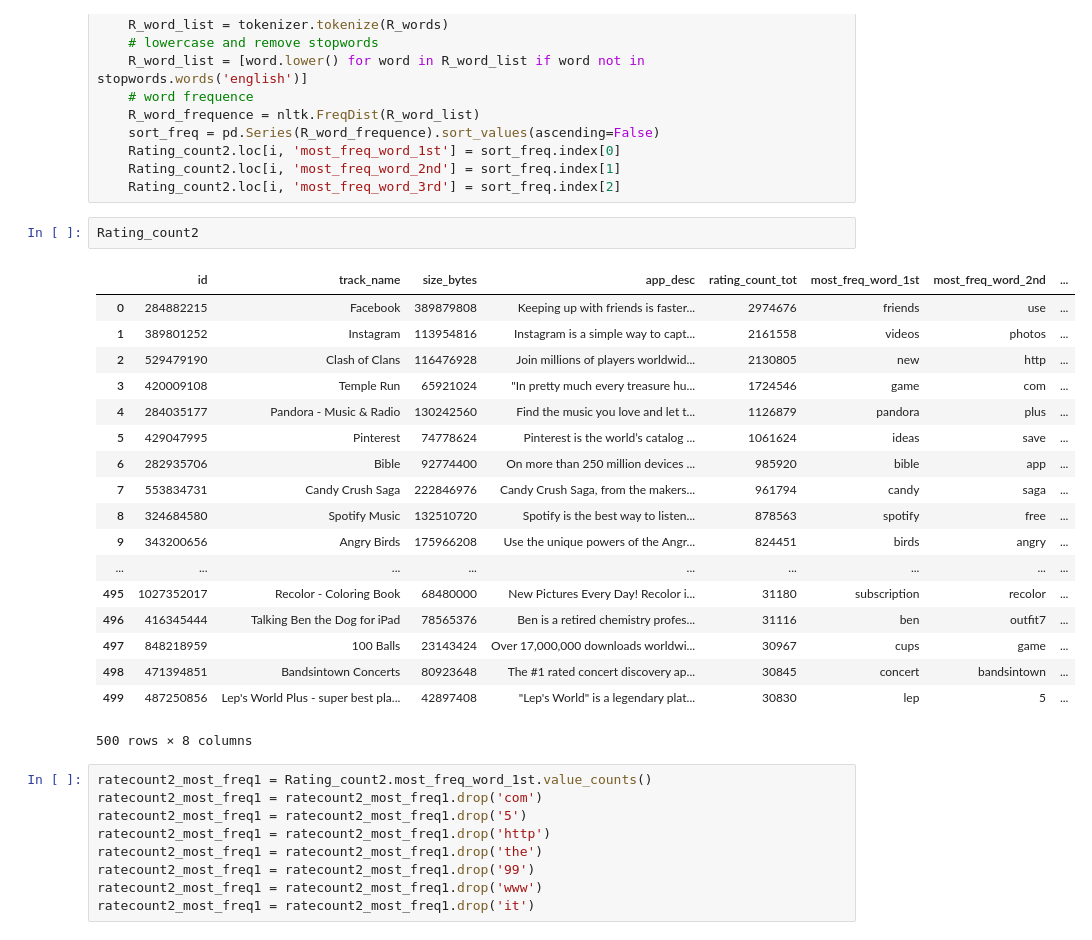
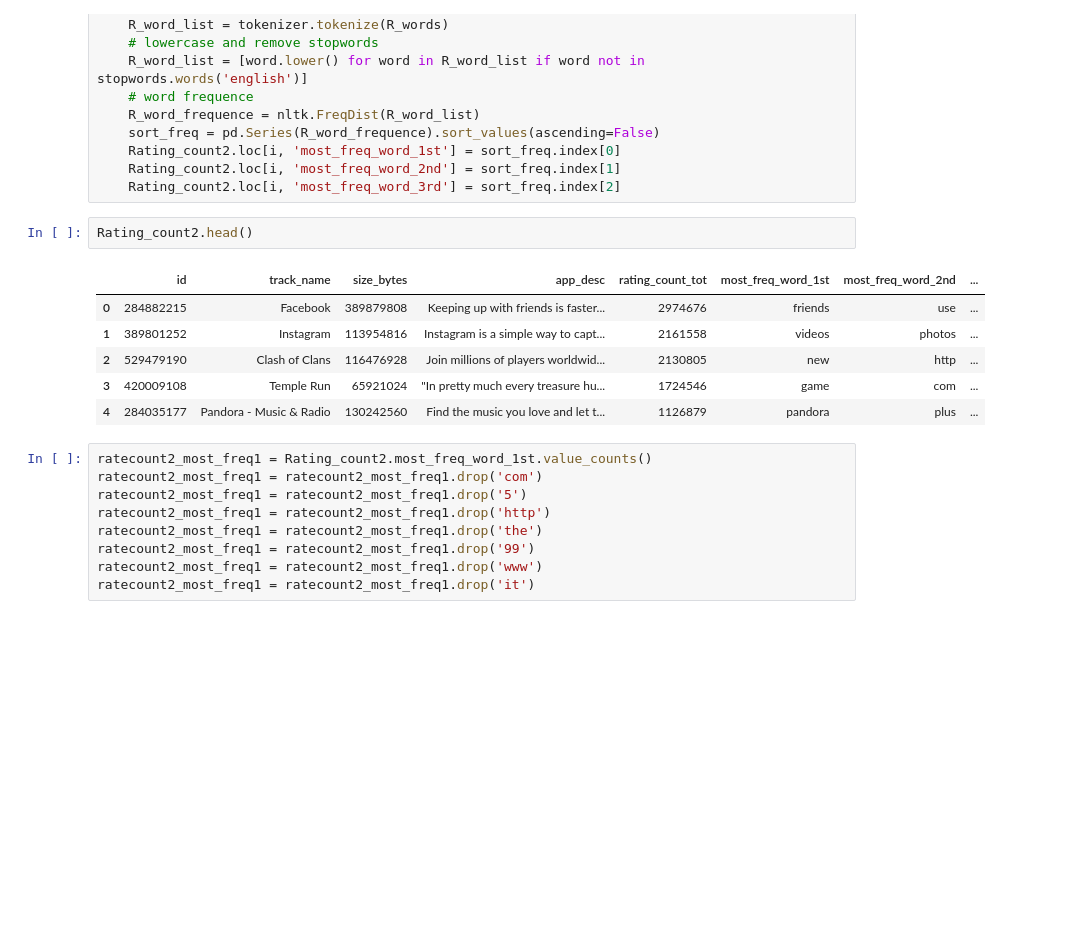
Before and after one commit to PhoebeWu21/Mobile-App-Development, a Jupyter notebook: Apple App Description.ipynb, the cells around one changed output. Saved outputs shown, nothing was run; the diff lists cells and outputs as text; blank space fills up the shorter version.

```diff
--- a/Apple App Description.ipynb
+++ b/Apple App Description.ipynb
@@ -221,26 +153,14 @@ for i in range(Rating_count2.shape[0]):
     Rating_count2.loc[i, 'most_freq_word_2nd'] = sort_freq.index[1]
     Rating_count2.loc[i, 'most_freq_word_3rd'] = sort_freq.index[2]
 # %%
-Rating_count2
+Rating_count2.head()
 # %% [output]
 |  | id | track_name | size_bytes | app_desc | rating_count_tot | most_freq_word_1st | most_freq_word_2nd | ... |
 | 0 | 284882215 | Facebook | 389879808 | Keeping up with friends is faster... | 2974676 | friends | use | ... |
 | 1 | 389801252 | Instagram | 113954816 | Instagram is a simple way to capt... | 2161558 | videos | photos | ... |
 | 2 | 529479190 | Clash of Clans | 116476928 | Join millions of players worldwid... | 2130805 | new | http | ... |
 | 3 | 420009108 | Temple Run | 65921024 | "In pretty much every treasure hu... | 1724546 | game | com | ... |
 | 4 | 284035177 | Pandora - Music & Radio | 130242560 | Find the music you love and let t... | 1126879 | pandora | plus | ... |
-| 5 | 429047995 | Pinterest | 74778624 | Pinterest is the world’s catalog ... | 1061624 | ideas | save | ... |
-| 6 | 282935706 | Bible | 92774400 | On more than 250 million devices ... | 985920 | bible | app | ... |
-| 7 | 553834731 | Candy Crush Saga | 222846976 | Candy Crush Saga, from the makers... | 961794 | candy | saga | ... |
-| 8 | 324684580 | Spotify Music | 132510720 | Spotify is the best way to listen... | 878563 | spotify | free | ... |
-| 9 | 343200656 | Angry Birds | 175966208 | Use the unique powers of the Angr... | 824451 | birds | angry | ... |
-| ... | ... | ... | ... | ... | ... | ... | ... | ... |
-| 495 | 1027352017 | Recolor - Coloring Book | 68480000 | New Pictures Every Day! Recolor i... | 31180 | subscription | recolor | ... |
-| 496 | 416345444 | Talking Ben the Dog for iPad | 78565376 | Ben is a retired chemistry profes... | 31116 | ben | outfit7 | ... |
-| 497 | 848218959 | 100 Balls | 23143424 | Over 17,000,000 downloads worldwi... | 30967 | cups | game | ... |
-| 498 | 471394851 | Bandsintown Concerts | 80923648 | The #1 rated concert discovery ap... | 30845 | concert | bandsintown | ... |
-| 499 | 487250856 | Lep's World Plus - super best pla... | 42897408 | "Lep's World" is a legendary plat... | 30830 | lep | 5 | ... |
-500 rows × 8 columns
 # %%
 ratecount2_most_freq1 = Rating_count2.most_freq_word_1st.value_counts()
 ratecount2_most_freq1 = ratecount2_most_freq1.drop('com')
```
Also changed, not shown: parts of 7 cells of this notebook.
